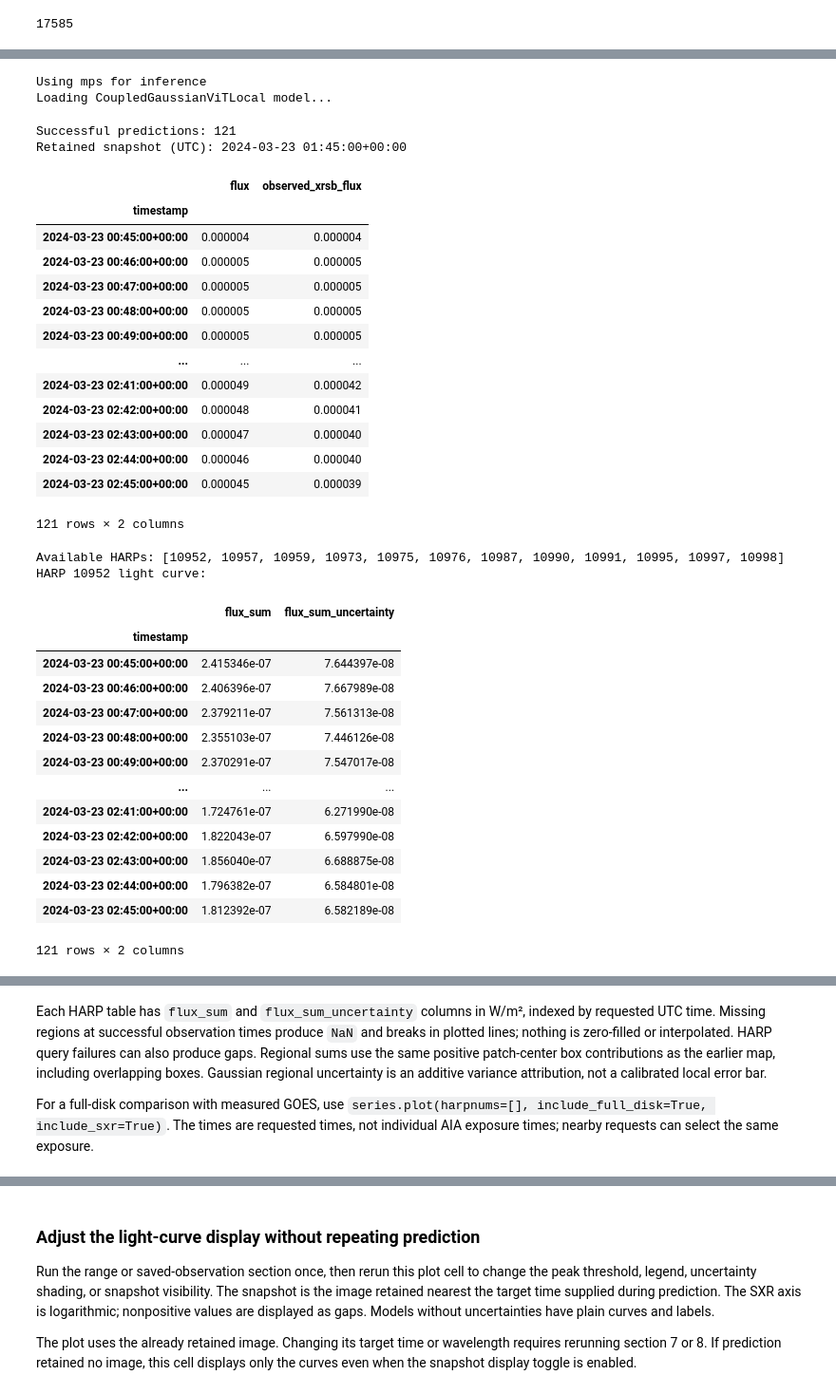
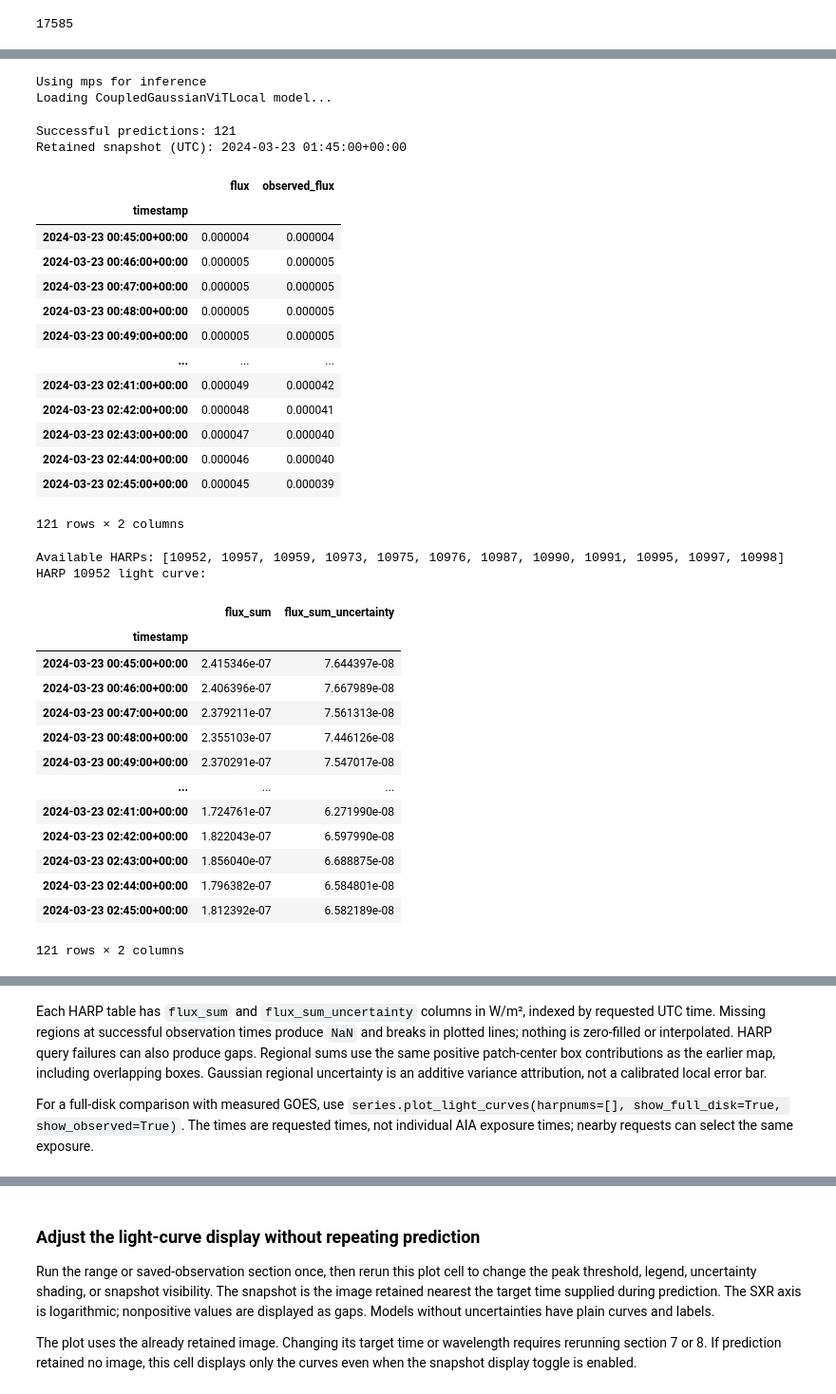
Before and after one commit to griffin-goodwin/FOXES, a Jupyter notebook: tutorials/heliofoxes_demo/heliofoxes.ipynb, the cells around one changed output, grey strips where cells are left out. Shown at 95% size. Saved outputs shown, nothing was run; the diff lists cells and outputs as text; code cells hidden in the pictures.

```diff
--- a/tutorials/heliofoxes_demo/heliofoxes.ipynb
+++ b/tutorials/heliofoxes_demo/heliofoxes.ipynb
@@ -28,24 +28,18 @@ import helio_foxes
 DEMO_DIR = Path.cwd()
 JSOC_EMAIL = os.environ.get("JSOC_EMAIL", "ggoodwin5@gsu.edu")  # Replace with your registered JSOC email.
 TIMESTAMP = "2023-07-11T01:30:00Z"
-WEIGHTS_DIR = (
-    Path(helio_foxes.__file__).resolve().parents[1]
-    / "model_assets"
-)
+# Released checkpoint names; each is downloaded and cached the first time it's used.
 CHECKPOINTS = {
-    "Uncertainty model": WEIGHTS_DIR / "UncertaintyModel.ckpt",
-    "Legacy deterministic": WEIGHTS_DIR / "LegacyModels" / "inverted-attention-mask.ckpt",
+    "Uncertainty model": "uncertainty",
+    "Legacy deterministic": "inverted-attention-mask",
 }
 
 if JSOC_EMAIL == "you@example.com":
     raise ValueError("Set JSOC_EMAIL to your registered email before fetching AIA/HARP data.")
-missing = [str(path) for path in CHECKPOINTS.values() if not path.is_file()]
-if missing:
-    raise FileNotFoundError(f"Missing checkpoints: {missing}. Download the checkpoint LFS files in model_assets/.")
 print("helio_foxes:", helio_foxes.__file__)
 print("Demo folder:", DEMO_DIR)
 print("Checkpoints:", ", ".join(CHECKPOINTS))
-processor = helio_foxes.ObservationProcessor(
+fetcher = helio_foxes.ObservationFetcher(
     email=JSOC_EMAIL,
     include_aia=True,
     include_harps=True,
@@ -113,9 +107,9 @@ plt.show()
 # %%
 predictions = {}
 for name, checkpoint in CHECKPOINTS.items():
-    print(f"Loading {name} from {checkpoint.name} …")
-    model = helio_foxes.load_model(checkpoint, device="auto", legacy_model=(name == "Legacy deterministic"))
-    predictions[name] = helio_foxes.predict(observation, model=model)
+    print(f"Loading {name} ({checkpoint}) …")
+    model = helio_foxes.FOXESModel(checkpoint, device="auto")  # Legacy names get the legacy correction.
+    predictions[name] = model.predict(observation)
     print(f"  full-disk prediction: {predictions[name].flux:.3e} W/m²")
     del model
     gc.collect()
@@ -295,12 +293,12 @@ my_observation = helio_foxes.Observation.from_array(
 print("Local observation UTC:", my_observation.metadata.timestamp)
 print("Local AIA shape:", my_observation.data.shape)
 
-# Load once and reuse this predictor for further observations.
-local_model = helio_foxes.load_model(CHECKPOINTS["Uncertainty model"], device="auto")
+# Load once and reuse this model for further observations.
+local_model = helio_foxes.FOXESModel(CHECKPOINTS["Uncertainty model"], device="auto")
 local_prediction = local_model.predict(my_observation)
 print(f"Predicted full-disk flux: {local_prediction.flux:.3e} W/m²")
 fig, ax = plt.subplots(figsize=(10, 7))
-helio_foxes.plot_flux_map(local_prediction, ax=ax, show_harp_boxes=True, min_harp_flux=1e-7)
+local_prediction.plot_flux_map(ax=ax, show_harp_boxes=True, min_harp_flux=1e-7)
 plt.show()
 del local_model
 gc.collect()
@@ -378,15 +376,15 @@ SAVE_RANGE_OBSERVATIONS = True  # Enable to save each processed observation befo
 SAVED_OBSERVATIONS_DIR = DEMO_DIR / "saved_observations"
 
 if RUN_RANGE_DEMO:
-    range_observations = processor.iter_observations(
+    range_observations = fetcher.fetch_range(
         RANGE_START, RANGE_END, cadence=CADENCE, on_error="skip",
         progress=True,
         save_dir=SAVED_OBSERVATIONS_DIR if SAVE_RANGE_OBSERVATIONS else None,
         overwrite=False,  # Reuse saved observations; True forces downloading/preprocessing again.
     )
-    range_model = helio_foxes.load_model(CHECKPOINTS["Uncertainty model"], device="auto")
+    range_model = helio_foxes.FOXESModel(CHECKPOINTS["Uncertainty model"], device="auto")
     try:
-        series = range_model.predict_series(
+        series = range_model.predict_time_series(
             range_observations, snapshot_time=SNAPSHOT_TIME if SHOW_AIA_SNAPSHOT else None,
             snapshot_wavelength=SNAPSHOT_WAVELENGTH,
         )
@@ -395,37 +393,37 @@ if RUN_RANGE_DEMO:
         del range_model
         gc.collect()
 
     print("Successful predictions:", len(series.predictions))
     if series.snapshot is not None:
         print("Retained snapshot (UTC):", series.snapshot.metadata.timestamp)
-    display(series.to_dataframe())  # Full-disk flux and measured XRS-B, W/m².
+    display(series.full_disk_light_curve())  # Full-disk flux and measured XRS-B, W/m².
     harp_curves = series.harp_light_curves()  # {integer HARP number: DataFrame}
     print("Available HARPs:", list(harp_curves))
     if harp_curves:
         example_harp = next(iter(harp_curves))
         print(f"HARP {example_harp} light curve:")
         display(harp_curves[example_harp])
-        ax = series.plot(
+        ax = series.plot_light_curves(
             show_snapshot=SHOW_AIA_SNAPSHOT,
             show_uncertainty=SHOW_HARP_UNCERTAINTY,
             min_peak_flux=MIN_HARP_PEAK_FLUX, legend=HARP_LEGEND,
         )  # Or harpnums=[example_harp] to select one region.
         plt.show()
     else:
         print("No HARP regions were returned for the successful observations.")
 
     # Returned tables can be saved or passed to your own plotting code:
-    # series.to_dataframe().to_csv("full_disk_light_curve.csv")
+    # series.full_disk_light_curve().to_csv("full_disk_light_curve.csv")
     # for harpnum, curve in harp_curves.items():
     #     curve.to_csv(f"harp_{harpnum}.csv")
 else:
     print("Set RUN_RANGE_DEMO=True to fetch the range and plot HARP light curves.")
 # %% [output]
 Using mps for inference
 Loading CoupledGaussianViTLocal model...
 Successful predictions: 121
 Retained snapshot (UTC): 2024-03-23 01:45:00+00:00
-|  | flux | observed_xrsb_flux |
+|  | flux | observed_flux |
 | timestamp |  |  |
 | 2024-03-23 00:45:00+00:00 | 0.000004 | 0.000004 |
 | 2024-03-23 00:46:00+00:00 | 0.000005 | 0.000005 |
@@ -459,7 +457,7 @@ HARP 10952 light curve:
 # %% [markdown]
 Each HARP table has `flux_sum` and `flux_sum_uncertainty` columns in W/m², indexed by requested UTC time. Missing regions at successful observation times produce `NaN` and breaks in plotted lines; nothing is zero-filled or interpolated. HARP query failures can also produce gaps. Regional sums use the same positive patch-center box contributions as the earlier map, including overlapping boxes. Gaussian regional uncertainty is an additive variance attribution, not a calibrated local error bar.
 
-For a full-disk comparison with measured GOES, use `series.plot(harpnums=[], include_full_disk=True, include_sxr=True)`. The times are requested times, not individual AIA exposure times; nearby requests can select the same exposure.
+For a full-disk comparison with measured GOES, use `series.plot_light_curves(harpnums=[], show_full_disk=True, show_observed=True)`. The times are requested times, not individual AIA exposure times; nearby requests can select the same exposure.
 # %% [markdown]
 ## 8. Save observations and predict later
 
```
Also changed, not shown: parts of 15 cells of this notebook, 24 other files.
